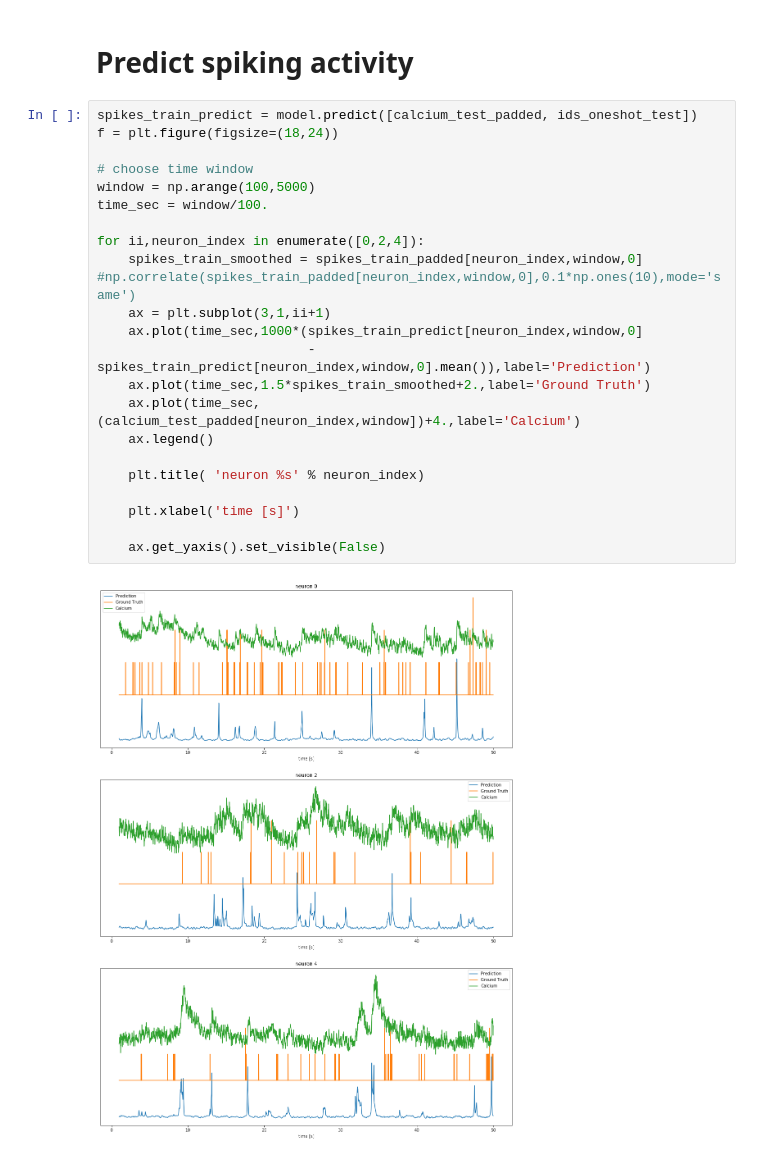
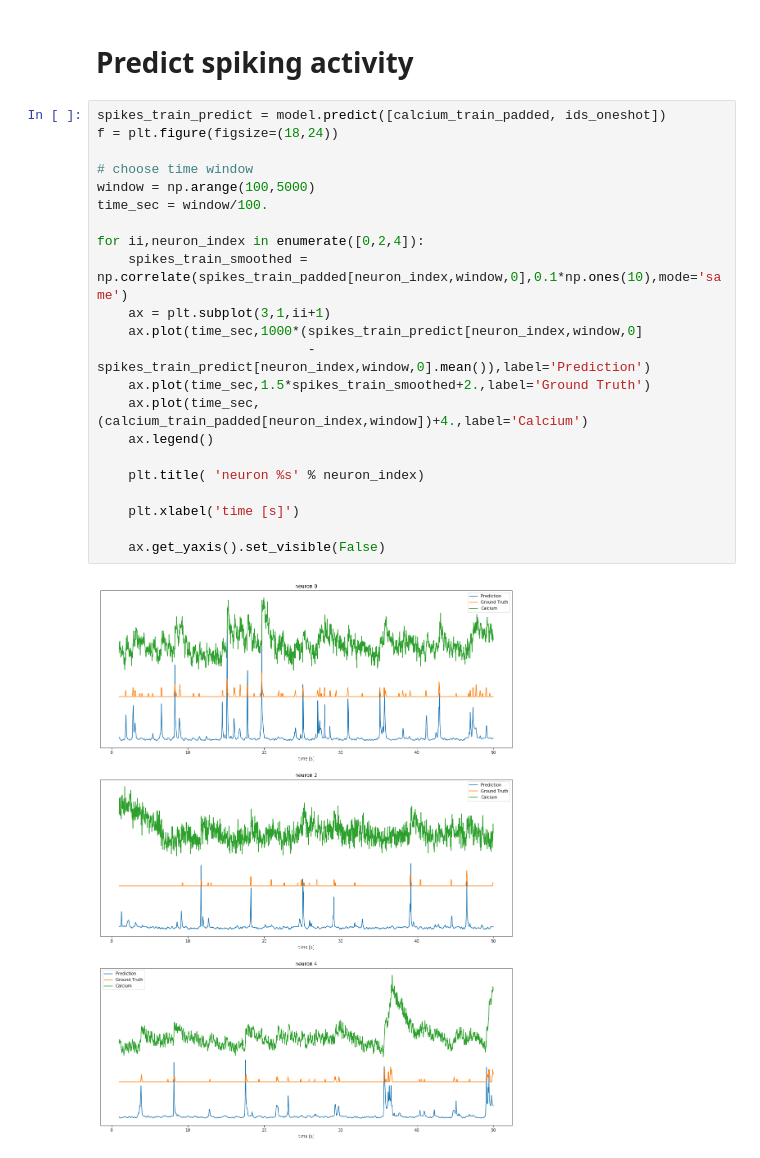
Before and after one commit to berenslab/spikefinder_analysis, a Jupyter notebook: algorithms/team 2/Chenkov-McColgan model.ipynb, the cells around one changed output. Saved outputs shown, nothing was run; the diff lists cells and outputs as text.

```diff
--- a/algorithms/team 2/Chenkov-McColgan model.ipynb
+++ b/algorithms/team 2/Chenkov-McColgan model.ipynb
@@ -19,26 +21,26 @@ plot_kernels(model)
 # %% [markdown]
 # Predict spiking activity
 # %%
-spikes_train_predict = model.predict([calcium_test_padded, ids_oneshot_test])
+spikes_train_predict = model.predict([calcium_train_padded, ids_oneshot])
 f = plt.figure(figsize=(18,24))
 
 # choose time window
 window = np.arange(100,5000)
 time_sec = window/100.
 
 for ii,neuron_index in enumerate([0,2,4]):
-    spikes_train_smoothed = spikes_train_padded[neuron_index,window,0] #np.correlate(spikes_train_padded[neuron_index,window,0],0.1*np.ones(10),mode='same')
+    spikes_train_smoothed = np.correlate(spikes_train_padded[neuron_index,window,0],0.1*np.ones(10),mode='same')
     ax = plt.subplot(3,1,ii+1)
     ax.plot(time_sec,1000*(spikes_train_predict[neuron_index,window,0]
                            -spikes_train_predict[neuron_index,window,0].mean()),label='Prediction')
     ax.plot(time_sec,1.5*spikes_train_smoothed+2.,label='Ground Truth')
-    ax.plot(time_sec,(calcium_test_padded[neuron_index,window])+4.,label='Calcium')
+    ax.plot(time_sec,(calcium_train_padded[neuron_index,window])+4.,label='Calcium')
     ax.legend()
 
     plt.title( 'neuron %s' % neuron_index)
 
     plt.xlabel('time [s]')
 
     ax.get_yaxis().set_visible(False)
 # %% [output]
-[figure, old version]
+[figure, new version]
```
Also changed, not shown: parts of 1 cell of this notebook.
